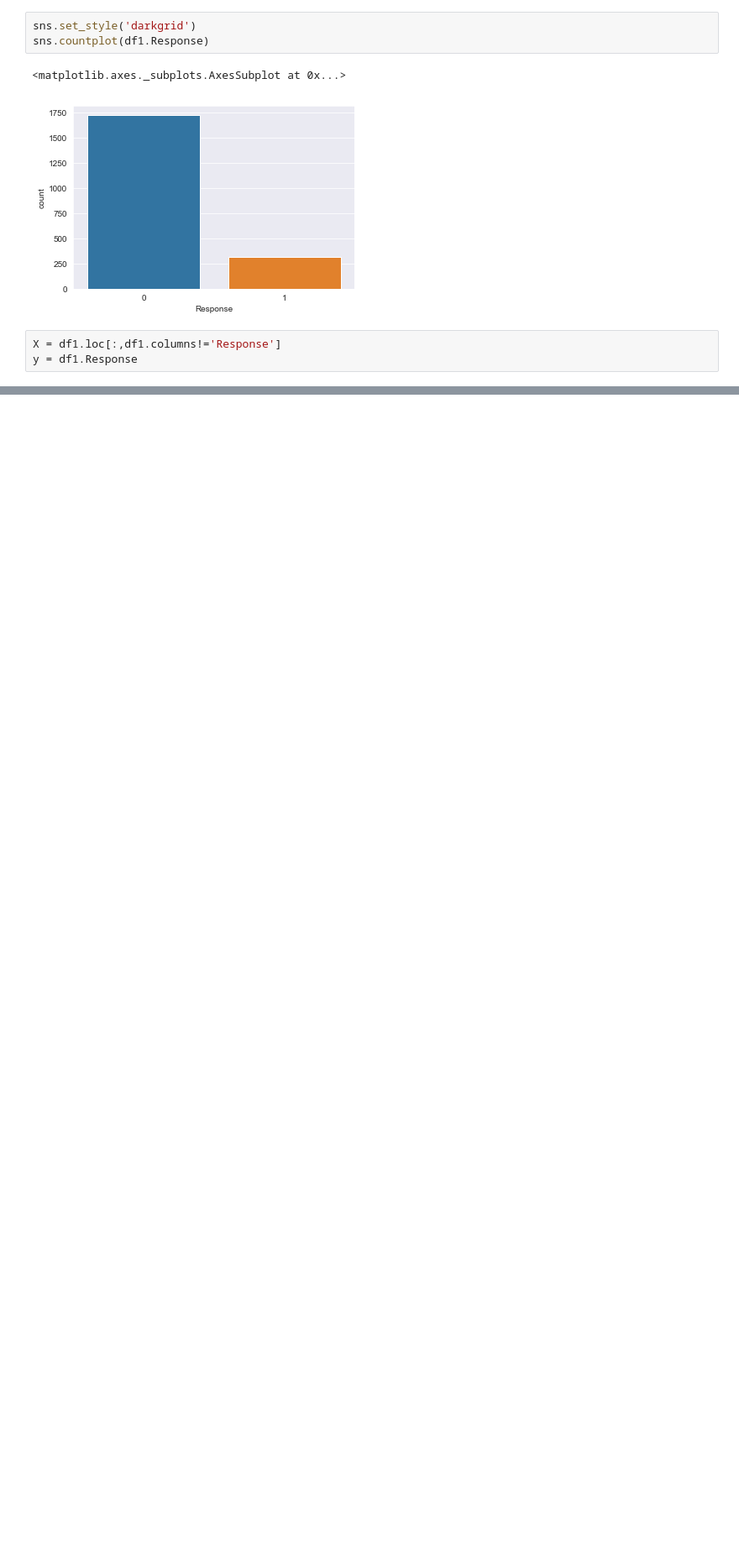
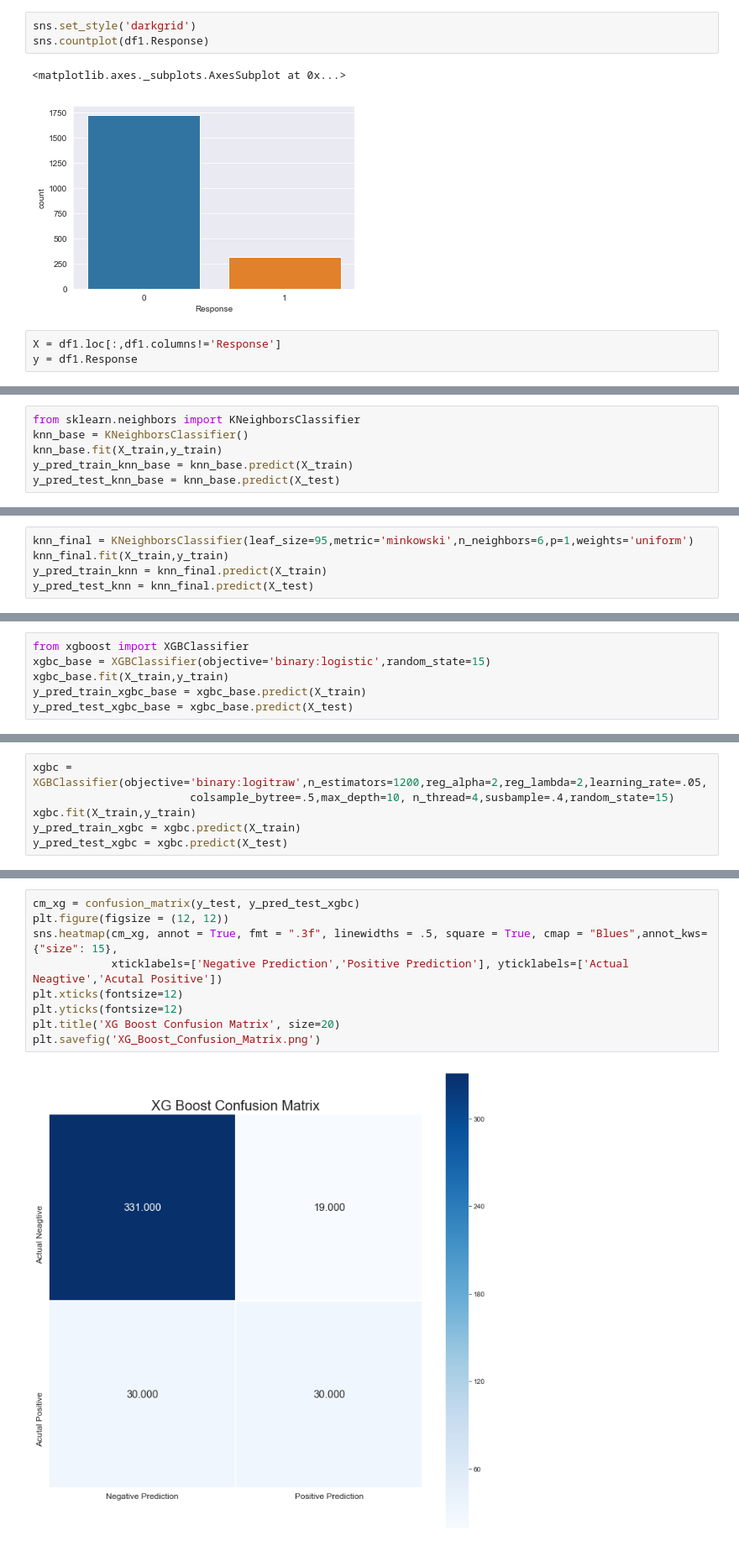
Before and after one commit to dlm6693/DS-Mod-3-Project, a Jupyter notebook: Feature Selection and Model Building.ipynb, the cells around one changed output, grey strips where cells are left out. Shown at 84% size. Saved outputs shown, nothing was run; the diff lists cells and outputs as text; blank space fills up the shorter version.

```diff
--- a/Feature Selection and Model Building.ipynb
+++ b/Feature Selection and Model Building.ipynb
@@ -192,0 +309,6 @@ print(metrics.f1_score(y_test, y_test_pred_rf))
+# %%
+from sklearn.neighbors import KNeighborsClassifier
+knn_base = KNeighborsClassifier()
+knn_base.fit(X_train,y_train)
+y_pred_train_knn_base = knn_base.predict(X_train)
+y_pred_test_knn_base = knn_base.predict(X_test)
@@ -192,0 +356,5 @@ print(metrics.f1_score(y_test, y_test_pred_rf))
+# %%
+knn_final = KNeighborsClassifier(leaf_size=95,metric='minkowski',n_neighbors=6,p=1,weights='uniform')
+knn_final.fit(X_train,y_train)
+y_pred_train_knn = knn_final.predict(X_train)
+y_pred_test_knn = knn_final.predict(X_test)
@@ -192,0 +371,6 @@ print(metrics.f1_score(y_test, y_test_pred_rf))
+# %%
+from xgboost import XGBClassifier
+xgbc_base = XGBClassifier(objective='binary:logistic',random_state=15)
+xgbc_base.fit(X_train,y_train)
+y_pred_train_xgbc_base = xgbc_base.predict(X_train)
+y_pred_test_xgbc_base = xgbc_base.predict(X_test)
@@ -210,0 +446,6 @@ XGBoostError: [18:42:40] C:\dev\libs\xgboost\src\objective\objective.cc:23: Unkn
+# %%
+xgbc = XGBClassifier(objective='binary:logitraw',n_estimators=1200,reg_alpha=2,reg_lambda=2,learning_rate=.05,
+                        colsample_bytree=.5,max_depth=10, n_thread=4,susbample=.4,random_state=15)
+xgbc.fit(X_train,y_train)
+y_pred_train_xgbc = xgbc.predict(X_train)
+y_pred_test_xgbc = xgbc.predict(X_test)
@@ -210,0 +467,11 @@ XGBoostError: [18:42:40] C:\dev\libs\xgboost\src\objective\objective.cc:23: Unkn
+# %%
+cm_xg = confusion_matrix(y_test, y_pred_test_xgbc)
+plt.figure(figsize = (12, 12))
+sns.heatmap(cm_xg, annot = True, fmt = ".3f", linewidths = .5, square = True, cmap = "Blues",annot_kws={"size": 15},
+            xticklabels=['Negative Prediction','Positive Prediction'], yticklabels=['Actual Neagtive','Acutal Positive'])
+plt.xticks(fontsize=12)
+plt.yticks(fontsize=12)
+plt.title('XG Boost Confusion Matrix', size=20)
+plt.savefig('XG_Boost_Confusion_Matrix.png')
+# %% [output]
+[figure, added]
```
Also changed, not shown: parts of 47 cells of this notebook, 3 other files.
